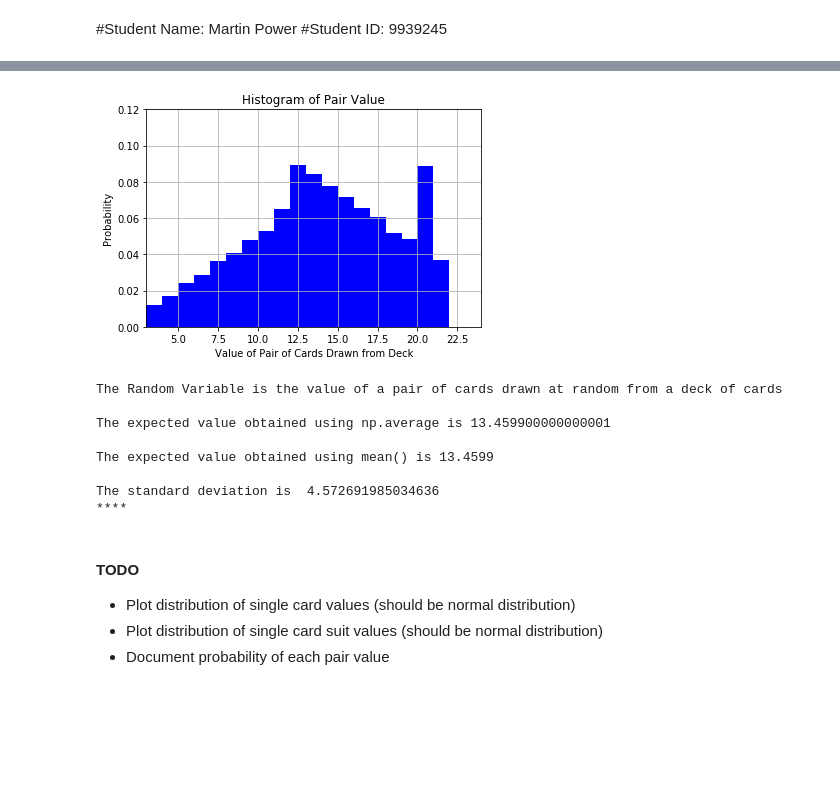
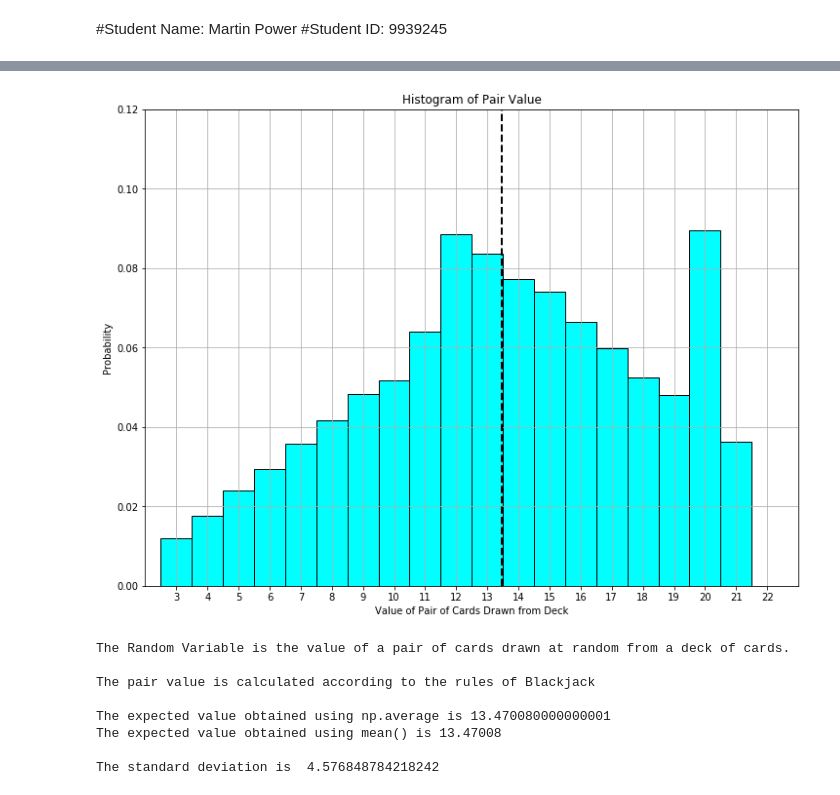
Before and after one commit to vipulpopat/MSCAI_CE4021_Week6, a Jupyter notebook: Etivity6.ipynb, the cells around one changed output, grey strips where cells are left out. Drawn from its saved outputs; the diff is of its cells as text; code cells hidden in the pictures; blank space fills up the shorter version.

Commit message:
Updated with tables and reformatted plots

```diff
--- a/Etivity6.ipynb
+++ b/Etivity6.ipynb
@@ -20,6 +18,11 @@ class Card():
 
 
     def __init__(self, name = 'Ace', suit = 'Diamonds'):
+        """Initialize a playing card.
+           Name  = Type of Card (e.g. Ace, 2, King, etc)
+           Suit  = Hearts, Clubs, Spades or Diamons
+           Value = Numerical value assigned based on Card Type
+        """
         self.name = name
         self.suit = suit
         if(self.name=='Ace'):
@@ -33,18 +36,26 @@ class Card():
             self.face  = 0
 
     def display_info(self):
+        """ Print Card Name and Suit
+        """
         print(self.name, self.suit)
 
     def get_pair_value(self, other):
+        """Calculate the value of two cards.
+           Handle situations where one card is an Ace per rules of Blackjack
+        """
         if((self.name=='Ace') and (other.name=='Ace')):
             pair_value = 11
         elif(((self.name=='Ace') and (other.face==1)) or ((other.name=='Ace') and (self.face==1))):
             pair_value = 21
         else:
             pair_value = self.value + other.value
+
         return pair_value
 
     def get_suit_idx(self):
+        """ Convert Suit to a Numerical Value for Use as an Index
+        """
         if(self.suit=='Clubs'):
             suit_idx = 0
         elif(self.suit=='Spades'):
@@ -56,6 +67,8 @@ class Card():
         return suit_idx
 
     def get_name_idx(self):
+        """ Convert Card Name to a Numerical Value for Use as an Index
+        """
         if(self.name=='Ace'):
             name_idx = 0
         elif(self.name=='Jack'):
@@ -109,54 +196,56 @@ for i in range(0,iterations):
 # %%
-## Outputs and Graphs
+### Outputs and Graphs (3) ###
+
+## Print Histogram of the Pair Values for all Pairs of Cards Drawn
+## From previous graphs, we know card values are uniformly distributed.
+## This graph shows how pair values combine according to the rules of blackjack
+## and accordin to the uniform distribution to give an expected value for a pair of cards
 
 # Discrete values that pair value can take. Used for expected variable calculation
-values = [3, 4, 5, 6, 7, 8 , 9, 10, 11, 12, 13, 14, 15, 16, 17, 18, 19, 20, 21]
+values = np.arange(3,22)
 
 # Bins used in Histogram
-value_bins = [3, 4, 5, 6, 7, 8 , 9, 10, 11, 12, 13, 14, 15, 16, 17, 18, 19, 20, 21, 22]
+value_bins = np.arange(3,23)
 
 # Historgram
-n, bins, patches = plt.hist(value_freq, value_bins, density=True, facecolor='blue')
+n, bins, patches = plt.hist(value_freq, value_bins, density=True, facecolor='cyan', edgecolor='black', align='left')
 plt.xlabel('Value of Pair of Cards Drawn from Deck')
 plt.ylabel('Probability')
 plt.title('Histogram of Pair Value')
 plt.axis([3, 24, 0, 0.12])
 plt.grid(True)
+plt.xticks(value_bins)
+plt.xlim(2, 23)
+plt.axvline(np.average(values,weights=n), color='k', linestyle='dashed', linewidth=2, label='Expected Value')
 plt.show()
 
-print("\nThe Random Variable is the value of a pair of cards drawn at random from a deck of cards")
+print("\nThe Random Variable is the value of a pair of cards drawn at random from a deck of cards.")
+print("\nThe pair value is calculated according to the rules of Blackjack")
 
 # Expected Value of Random Variable
 # From https://nzmaths.co.nz/category/glossary/expected-value-discrete-random-variable
 #     For a discrete random variable the expected value is calculated by summing the product
 #     of the value of the random variable and its associated probability, taken over all of
 #     the values of the random variable
 # This can be calculated in numpy as follows:
 expected_value = np.average(values,weights=n)
 # Alteravtively, for this data, you could just get the mean of the following array
 expected_value_alt = value_freq.mean()
 
 print("\nThe expected value obtained using np.average is",expected_value)
-print("\nThe expected value obtained using mean() is",expected_value_alt)
+print("The expected value obtained using mean() is",expected_value_alt)
 
 
 # The standard deviation can be obtained as
 std_dev = value_freq.std()
 print("\nThe standard deviation is ",std_dev)
-
-print("****")
 # %% [output]
-[figure, old version]
+[figure, new version]
-The Random Variable is the value of a pair of cards drawn at random from a deck of cards
+The Random Variable is the value of a pair of cards drawn at random from a deck of cards.
 
-The expected value obtained using np.average is 13.459900000000001
+The pair value is calculated according to the rules of Blackjack
 
-The expected value obtained using mean() is 13.4599
+The expected value obtained using np.average is 13.470080000000001
+The expected value obtained using mean() is 13.47008
 
-The standard deviation is  4.572691985034636
-****
+The standard deviation is  4.576848784218242
-# %% [markdown]
-#### TODO
-* Plot distribution of single card values (should be normal distribution)
-* Plot distribution of single card suit values (should be normal distribution)
-* Document probability of each pair value
```
Also changed, not shown: parts of 5 cells of this notebook.
